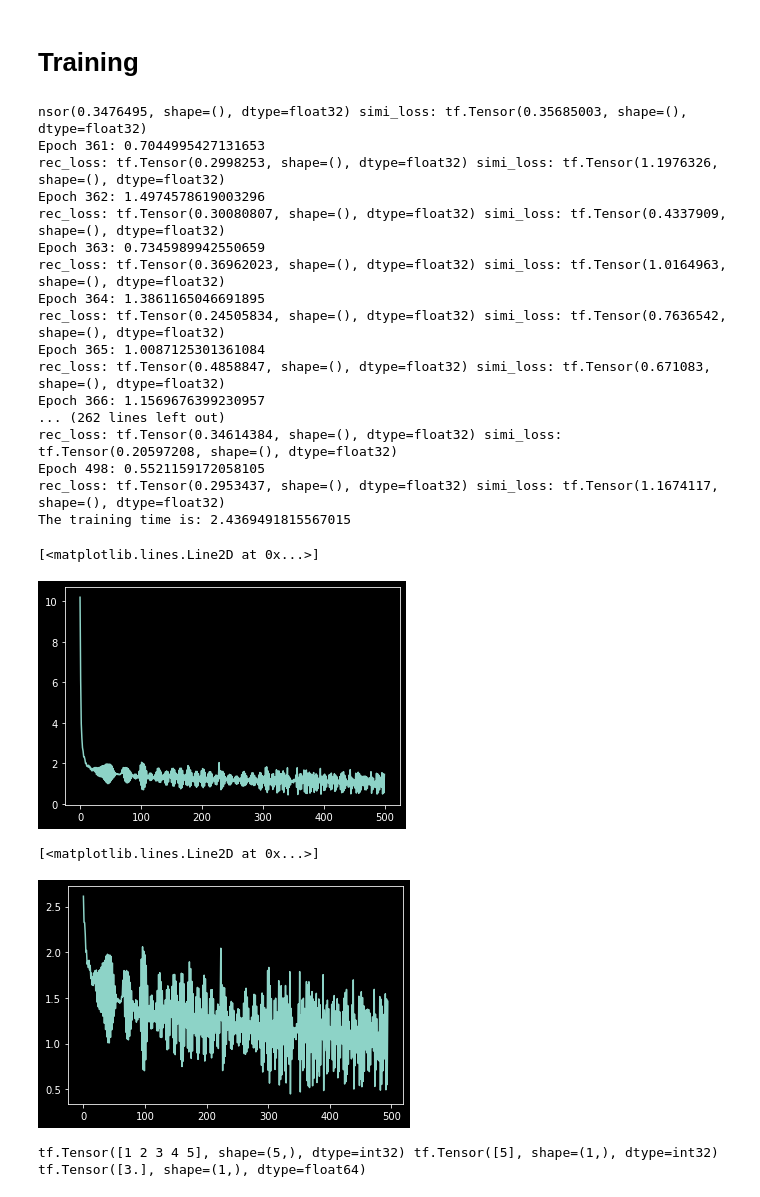
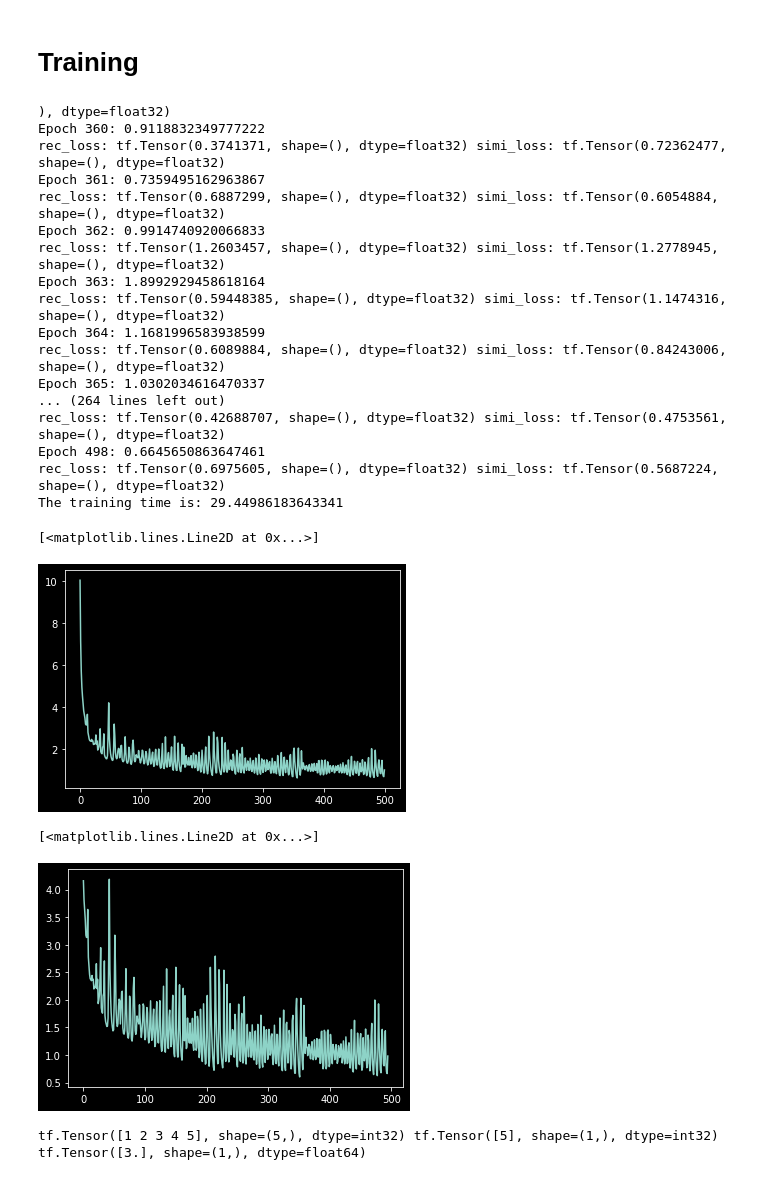
Before and after one commit to JiayangWu/CS227, a Jupyter notebook: Experiments2.ipynb, the cells around one changed output. Saved outputs shown, nothing was run; the diff lists cells and outputs as text; code cells hidden in the pictures.

```diff
--- a/Experiments2.ipynb
+++ b/Experiments2.ipynb
@@ -12,7 +12,7 @@ import math
 from kshape import _sbd as SBD
 from auto_encoder import AutoEncoder, train_step
 
-X_train, y_train, X_test, y_test, info = py_ts_data.load_data("GunPoint", variables_as_channels=True)
+X_train, y_train, X_test, y_test, info = py_ts_data.load_data("Wafer", variables_as_channels=True)
 print("Dataset shape: Train: {}, Test: {}".format(X_train.shape, X_test.shape))
 print(np.shape(y_train))
 # %% [output]
@@ -155,50 +155,50 @@ ae = AutoEncoder(**kwargs)
 # %%
 EPOCHS = 500
 # SHUFFLE_BUFFER = 100
 # K = len(set(y_train))
 
 # train_dataset = tf.data.Dataset.from_tensor_slices((X_train, y_train))
 # train_dataset = train_dataset.shuffle(SHUFFLE_BUFFER).batch(BATCH)
 
 loss_history = []
 t1 = time.time()
 for epoch in range(EPOCHS):
     #total_loss = train_step(X_train, ae)
-    total_loss = train_step(normalized_X, normalized_Y, distance, ae)
+    total_loss = train_step(normalized_X, normalized_Y, distance, ae, alpha = 0.5)
 
     # for i, (input, _) in enumerate(train_dataset):
     #     loss = train_step(input, ae)
     # total_loss += loss
     loss_history.append(total_loss)
     print("Epoch {}: {}".format(epoch, total_loss), end="\r")
 
 print("The training time is:", (time.time() - t1) / 60)
 plt.plot(loss_history)
 # %% [output]
-nsor(0.3476495, shape=(), dtype=float32) simi_loss: tf.Tensor(0.35685003, shape=(), dtype=float32)
-Epoch 361: 0.7044995427131653
-rec_loss: tf.Tensor(0.2998253, shape=(), dtype=float32) simi_loss: tf.Tensor(1.1976326, shape=(), dtype=float32)
-Epoch 362: 1.4974578619003296
-rec_loss: tf.Tensor(0.30080807, shape=(), dtype=float32) simi_loss: tf.Tensor(0.4337909, shape=(), dtype=float32)
-Epoch 363: 0.7345989942550659
-rec_loss: tf.Tensor(0.36962023, shape=(), dtype=float32) simi_loss: tf.Tensor(1.0164963, shape=(), dtype=float32)
-Epoch 364: 1.3861165046691895
-rec_loss: tf.Tensor(0.24505834, shape=(), dtype=float32) simi_loss: tf.Tensor(0.7636542, shape=(), dtype=float32)
-Epoch 365: 1.0087125301361084
-rec_loss: tf.Tensor(0.4858847, shape=(), dtype=float32) simi_loss: tf.Tensor(0.671083, shape=(), dtype=float32)
-Epoch 366: 1.1569676399230957
-... (262 lines left out)
-rec_loss: tf.Tensor(0.34614384, shape=(), dtype=float32) simi_loss: tf.Tensor(0.20597208, shape=(), dtype=float32)
-Epoch 498: 0.5521159172058105
-rec_loss: tf.Tensor(0.2953437, shape=(), dtype=float32) simi_loss: tf.Tensor(1.1674117, shape=(), dtype=float32)
-The training time is: 2.4369491815567015
+), dtype=float32)
+Epoch 360: 0.9118832349777222
+rec_loss: tf.Tensor(0.3741371, shape=(), dtype=float32) simi_loss: tf.Tensor(0.72362477, shape=(), dtype=float32)
+Epoch 361: 0.7359495162963867
+rec_loss: tf.Tensor(0.6887299, shape=(), dtype=float32) simi_loss: tf.Tensor(0.6054884, shape=(), dtype=float32)
+Epoch 362: 0.9914740920066833
+rec_loss: tf.Tensor(1.2603457, shape=(), dtype=float32) simi_loss: tf.Tensor(1.2778945, shape=(), dtype=float32)
+Epoch 363: 1.8992929458618164
+rec_loss: tf.Tensor(0.59448385, shape=(), dtype=float32) simi_loss: tf.Tensor(1.1474316, shape=(), dtype=float32)
+Epoch 364: 1.1681996583938599
+rec_loss: tf.Tensor(0.6089884, shape=(), dtype=float32) simi_loss: tf.Tensor(0.84243006, shape=(), dtype=float32)
+Epoch 365: 1.0302034616470337
+... (264 lines left out)
+rec_loss: tf.Tensor(0.42688707, shape=(), dtype=float32) simi_loss: tf.Tensor(0.4753561, shape=(), dtype=float32)
+Epoch 498: 0.6645650863647461
+rec_loss: tf.Tensor(0.6975605, shape=(), dtype=float32) simi_loss: tf.Tensor(0.5687224, shape=(), dtype=float32)
+The training time is: 29.44986183643341
 [<matplotlib.lines.Line2D at 0x...>]
-[figure, old version]
+[figure, new version]
 # %%
 plt.plot(loss_history[5:])
 # %% [output]
 [<matplotlib.lines.Line2D at 0x...>]
-[figure, old version]
+[figure, new version]
 # %%
 A = tf.constant([[1, 2, 3],[4,5,6]], dtype = tf.float32)
 B = tf.constant([[0,0,0],[4,5,5]], dtype = tf.float32)
```
Also changed, not shown: parts of 5 cells of this notebook, 7 other files.
